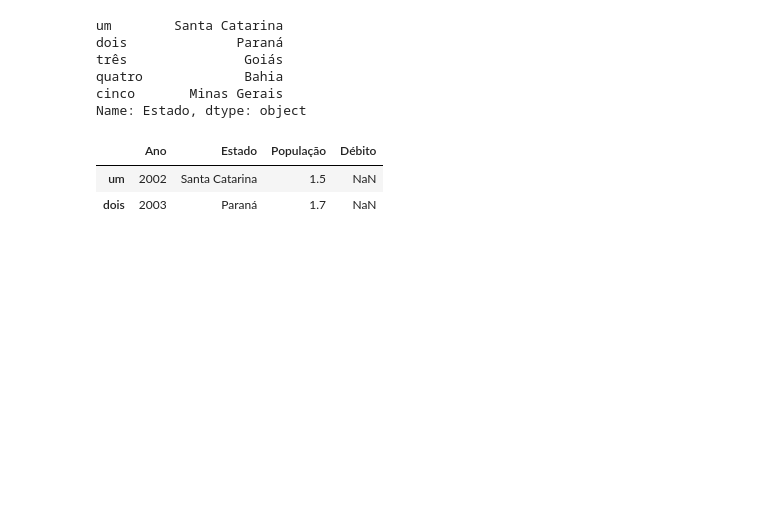
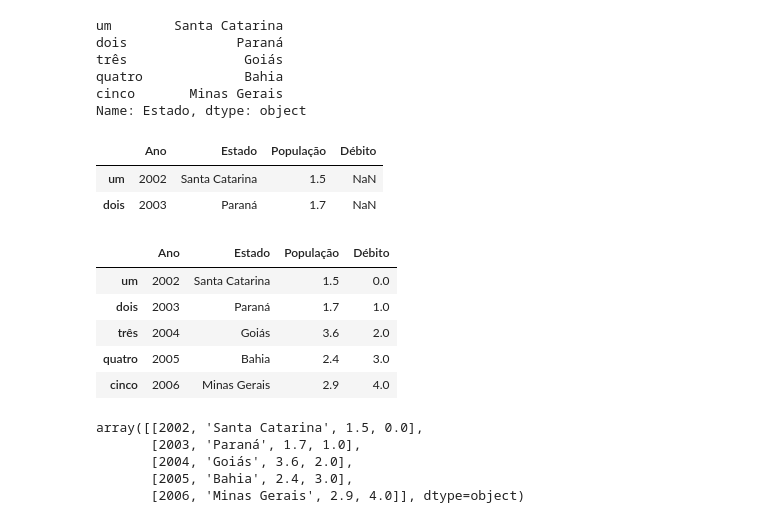
Before and after one commit to lunarti/kernels-datascience, a Jupyter notebook: data/pandas.ipynb, the cells around one changed output. Saved outputs shown, nothing was run; the diff lists cells and outputs as text; code cells hidden in the pictures; blank space fills up the shorter version.

```diff
--- a/data/pandas.ipynb
+++ b/data/pandas.ipynb
@@ -206,3 +206,22 @@ frame2[:2]
 |  | Ano | Estado | População | Débito |
 | um | 2002 | Santa Catarina | 1.5 | NaN |
 | dois | 2003 | Paraná | 1.7 | NaN |
+# %%
+import numpy as np
+frame2['Débito']=np.arange(5.)
+frame2
+# %% [output]
+|  | Ano | Estado | População | Débito |
+| um | 2002 | Santa Catarina | 1.5 | 0.0 |
+| dois | 2003 | Paraná | 1.7 | 1.0 |
+| três | 2004 | Goiás | 3.6 | 2.0 |
+| quatro | 2005 | Bahia | 2.4 | 3.0 |
+| cinco | 2006 | Minas Gerais | 2.9 | 4.0 |
+# %%
+frame2.values
+# %% [output]
+array([[2002, 'Santa Catarina', 1.5, 0.0],
+       [2003, 'Paraná', 1.7, 1.0],
+       [2004, 'Goiás', 3.6, 2.0],
+       [2005, 'Bahia', 2.4, 3.0],
+       [2006, 'Minas Gerais', 2.9, 4.0]], dtype=object)
```
Also changed, not shown: parts of 5 cells of this notebook.
